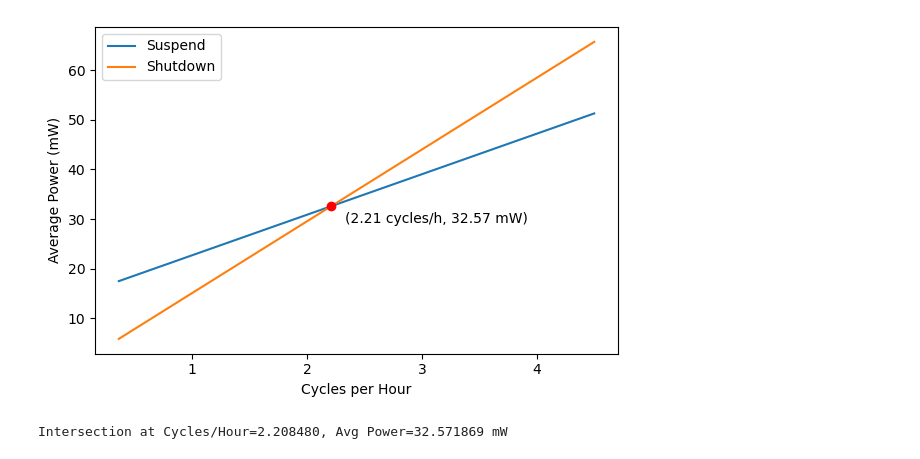
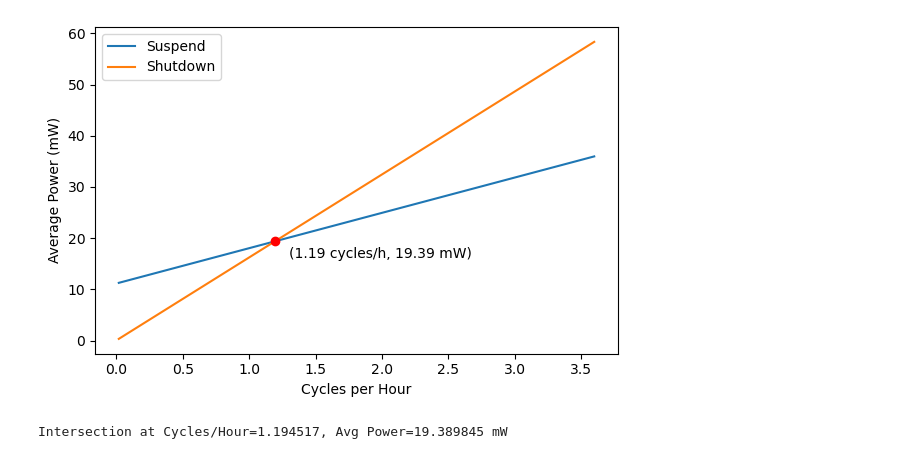
Before and after one commit to liyinze1/roadrunner-ai, a Jupyter notebook: visulisation.ipynb, the cells around one changed output. Drawn from its saved outputs; the diff is of its cells as text; code cells hidden in the pictures.

```diff
--- a/visulisation.ipynb
+++ b/visulisation.ipynb
@@ -2,23 +2,23 @@
 import numpy as np
 import matplotlib.pyplot as plt
 
-voltage = 2.8
+voltage = 3.3
 
 def suspend(duration):
-    activate_power = 155
+    activate_power = 110.83
     activate_time = 70
-    suspend_power = 5.2
+    suspend_power = 3.38
     suspend_time = duration - activate_time
     return (activate_power * activate_time + suspend_power * suspend_time) * voltage / duration
 
 def shutdown(duration):
     activate_power = 155
-    activate_time = 120
-    shutdown_power = 0.24
+    activate_time = 114
+    shutdown_power = 0.01312
     shutdown_time = duration - activate_time
     return (activate_power * activate_time + shutdown_power * shutdown_time) * voltage / duration
 
-durates = np.arange(800, 10000, 1)
+durates = np.arange(1000, 200000, 1)
 x = 3600 / durates
 y1 = suspend(durates)
 y2 = shutdown(durates)
@@ -30,32 +30,32 @@ idx = np.where(np.diff(np.sign(diff)))[0]
 if len(idx) == 0:
     raise ValueError('No intersection found in the given range.')
 
 i = idx[0]
 d0, d1 = durates[i], durates[i+1]
 f0, f1 = diff[i], diff[i+1]
 
 # Linear interpolation for more precise crossing
 d_cross = d0 - f0 * (d1 - d0) / (f1 - f0)
 x_cross = 3600 / d_cross
 y_cross = suspend(d_cross)
 
 # ---- Plot ----
 plt.figure(figsize=(6, 4))
 plt.plot(x, y1, label='Suspend')
 plt.plot(x, y2, label='Shutdown')
 plt.scatter([x_cross], [y_cross], color='red', zorder=5)
 plt.annotate(f'({x_cross:.2f} cycles/h, {y_cross:.2f} mW)',
              (x_cross, y_cross),
              textcoords='offset points',
              xytext=(10, -12))
 
 plt.legend()
 plt.xlabel('Cycles per Hour')
 plt.ylabel('Average Power (mW)')
 plt.tight_layout()
 plt.show()
 
 print(f'Intersection at Cycles/Hour={x_cross:.6f}, Avg Power={y_cross:.6f} mW')
 # %% [output]
-[figure, old version]
+[figure, new version]
-Intersection at Cycles/Hour=2.208480, Avg Power=32.571869 mW
+Intersection at Cycles/Hour=1.194517, Avg Power=19.389845 mW
```
Also changed, not shown: 3 other files.
